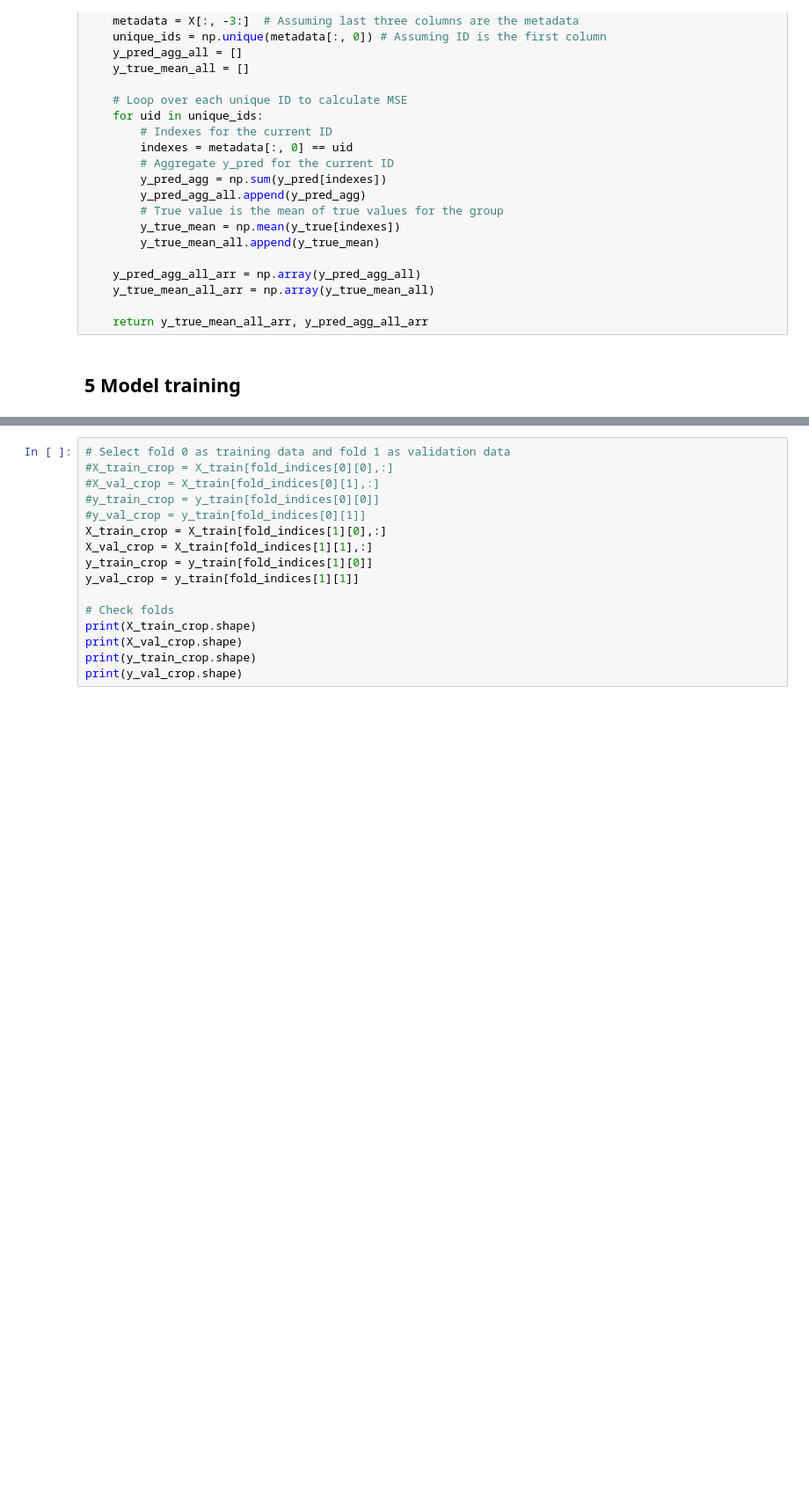
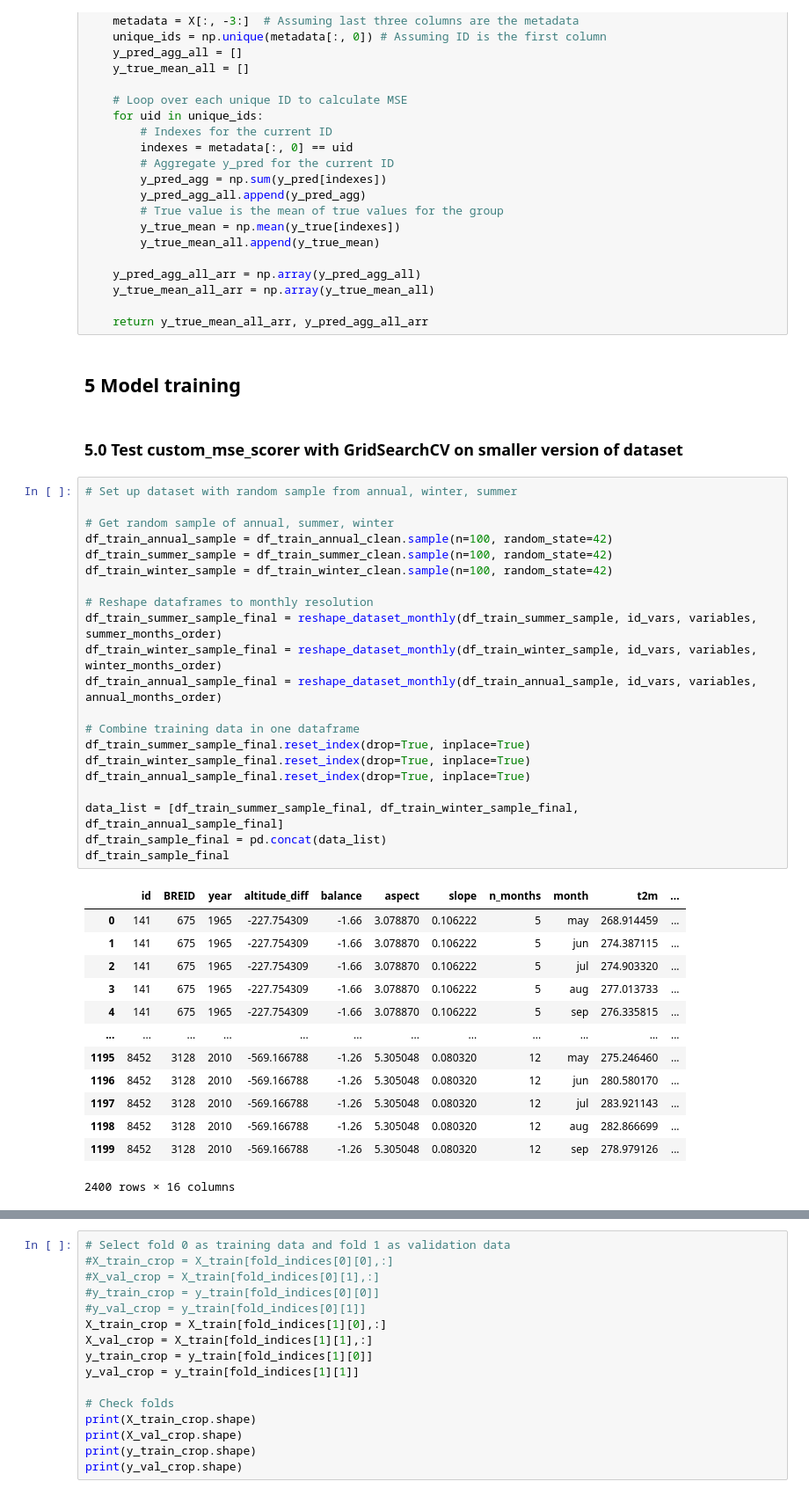
Before and after one commit to khsjursen/ML_MB_Norway, a Jupyter notebook: mb_model_custom_loss.ipynb, the cells around one changed output, grey strips where cells are left out. Shown at 88% size. Cells and saved outputs as stored; diff of their text form; blank space fills up the shorter version.

```diff
--- a/mb_model_custom_loss.ipynb
+++ b/mb_model_custom_loss.ipynb
@@ -766,3 +913,40 @@ def get_ytrue_y_pred_agg(y_true, y_pred, X):
     return y_true_mean_all_arr, y_pred_agg_all_arr
 # %% [markdown]
 ## 5 Model training
+# %% [markdown]
+### 5.0 Test custom_mse_scorer with GridSearchCV on smaller version of dataset
+# %%
+# Set up dataset with random sample from annual, winter, summer
+
+# Get random sample of annual, summer, winter
+df_train_annual_sample = df_train_annual_clean.sample(n=100, random_state=42)
+df_train_summer_sample = df_train_summer_clean.sample(n=100, random_state=42)
+df_train_winter_sample = df_train_winter_clean.sample(n=100, random_state=42)
+
+# Reshape dataframes to monthly resolution
+df_train_summer_sample_final = reshape_dataset_monthly(df_train_summer_sample, id_vars, variables, summer_months_order)
+df_train_winter_sample_final = reshape_dataset_monthly(df_train_winter_sample, id_vars, variables, winter_months_order)
+df_train_annual_sample_final = reshape_dataset_monthly(df_train_annual_sample, id_vars, variables, annual_months_order)
+
+# Combine training data in one dataframe
+df_train_summer_sample_final.reset_index(drop=True, inplace=True)
+df_train_winter_sample_final.reset_index(drop=True, inplace=True)
+df_train_annual_sample_final.reset_index(drop=True, inplace=True)
+
+data_list = [df_train_summer_sample_final, df_train_winter_sample_final, df_train_annual_sample_final]
+df_train_sample_final = pd.concat(data_list)
+df_train_sample_final
+# %% [output]
+|  | id | BREID | year | altitude_diff | balance | aspect | slope | n_months | month | t2m | ... |
+| 0 | 141 | 675 | 1965 | -227.754309 | -1.66 | 3.078870 | 0.106222 | 5 | may | 268.914459 | ... |
+| 1 | 141 | 675 | 1965 | -227.754309 | -1.66 | 3.078870 | 0.106222 | 5 | jun | 274.387115 | ... |
+| 2 | 141 | 675 | 1965 | -227.754309 | -1.66 | 3.078870 | 0.106222 | 5 | jul | 274.903320 | ... |
+| 3 | 141 | 675 | 1965 | -227.754309 | -1.66 | 3.078870 | 0.106222 | 5 | aug | 277.013733 | ... |
+| 4 | 141 | 675 | 1965 | -227.754309 | -1.66 | 3.078870 | 0.106222 | 5 | sep | 276.335815 | ... |
+| ... | ... | ... | ... | ... | ... | ... | ... | ... | ... | ... | ... |
+| 1195 | 8452 | 3128 | 2010 | -569.166788 | -1.26 | 5.305048 | 0.080320 | 12 | may | 275.246460 | ... |
+| 1196 | 8452 | 3128 | 2010 | -569.166788 | -1.26 | 5.305048 | 0.080320 | 12 | jun | 280.580170 | ... |
+| 1197 | 8452 | 3128 | 2010 | -569.166788 | -1.26 | 5.305048 | 0.080320 | 12 | jul | 283.921143 | ... |
+| 1198 | 8452 | 3128 | 2010 | -569.166788 | -1.26 | 5.305048 | 0.080320 | 12 | aug | 282.866699 | ... |
+| 1199 | 8452 | 3128 | 2010 | -569.166788 | -1.26 | 5.305048 | 0.080320 | 12 | sep | 278.979126 | ... |
+2400 rows × 16 columns
```
Also changed, not shown: parts of 16 cells of this notebook.
